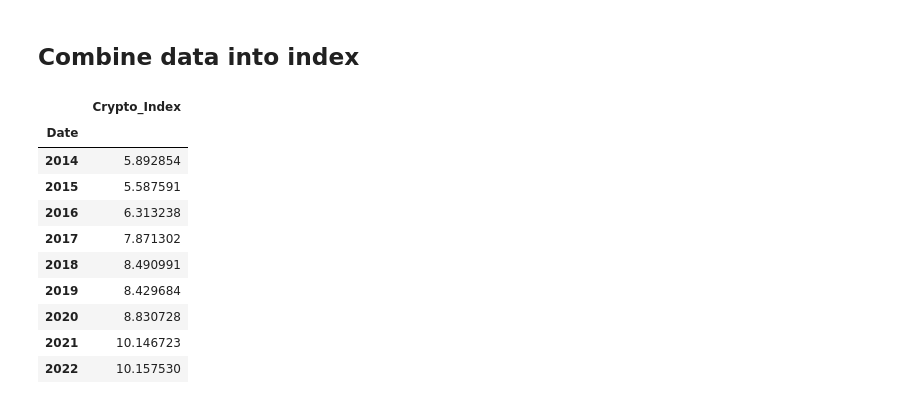
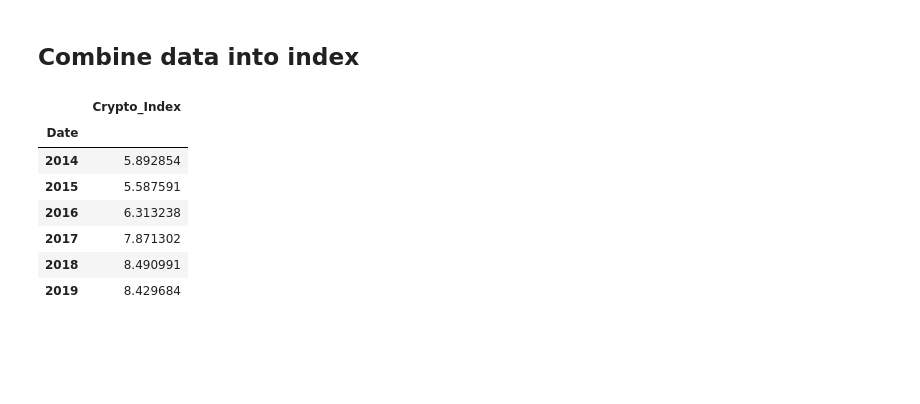
Before and after one commit to bang-a-coder/crypto-wrangling, a Jupyter notebook: crypto.ipynb, the cells around one changed output. Saved outputs shown, nothing was run; the diff lists cells and outputs as text; code cells hidden in the pictures; blank space fills up the shorter version.

```diff
--- a/crypto.ipynb
+++ b/crypto.ipynb
@@ -248,17 +248,16 @@ df_renewable
 | 2019 | 6026 |
 # %% [markdown]
 ## Combine data into index
-# %%
-cr_index
-# %% [output]
-|  | Crypto_Index |
-| Date |  |
-| 2014 | 5.892854 |
-| 2015 | 5.587591 |
-| 2016 | 6.313238 |
-| 2017 | 7.871302 |
-| 2018 | 8.490991 |
-| 2019 | 8.429684 |
-| 2020 | 8.830728 |
-| 2021 | 10.146723 |
-| 2022 | 10.157530 |
+# %%
+cr_index = cr_index[cr_index.index >= 2014]
+cr_index = cr_index[cr_index.index < 2020]
+cr_index
+# %% [output]
+|  | Crypto_Index |
+| Date |  |
+| 2014 | 5.892854 |
+| 2015 | 5.587591 |
+| 2016 | 6.313238 |
+| 2017 | 7.871302 |
+| 2018 | 8.490991 |
+| 2019 | 8.429684 |
```
Also changed, not shown: parts of 3 cells of this notebook.
